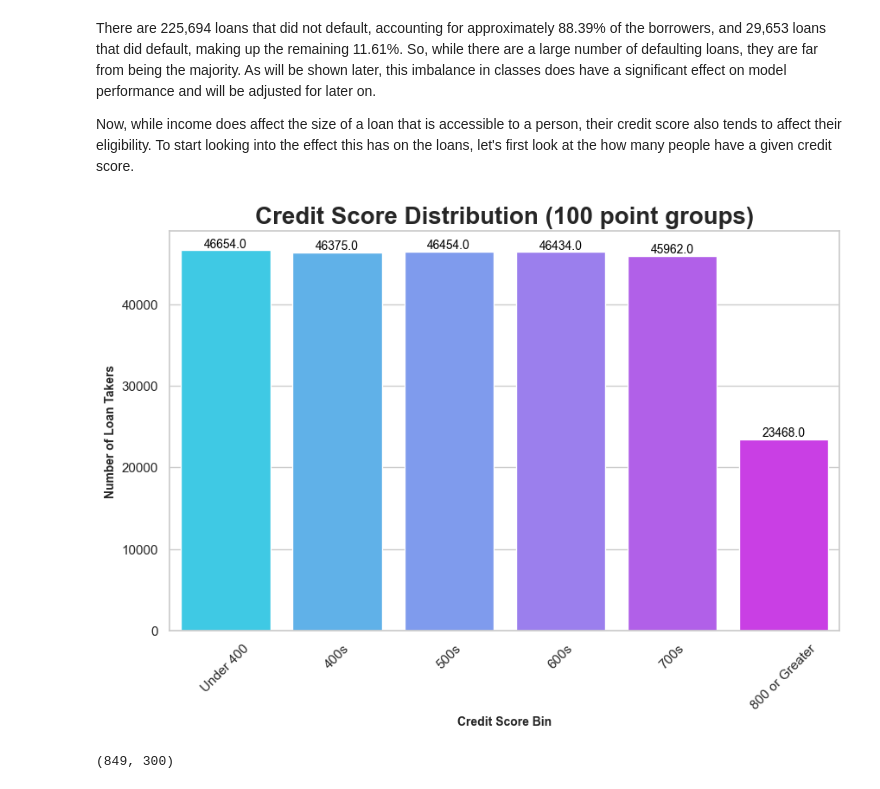
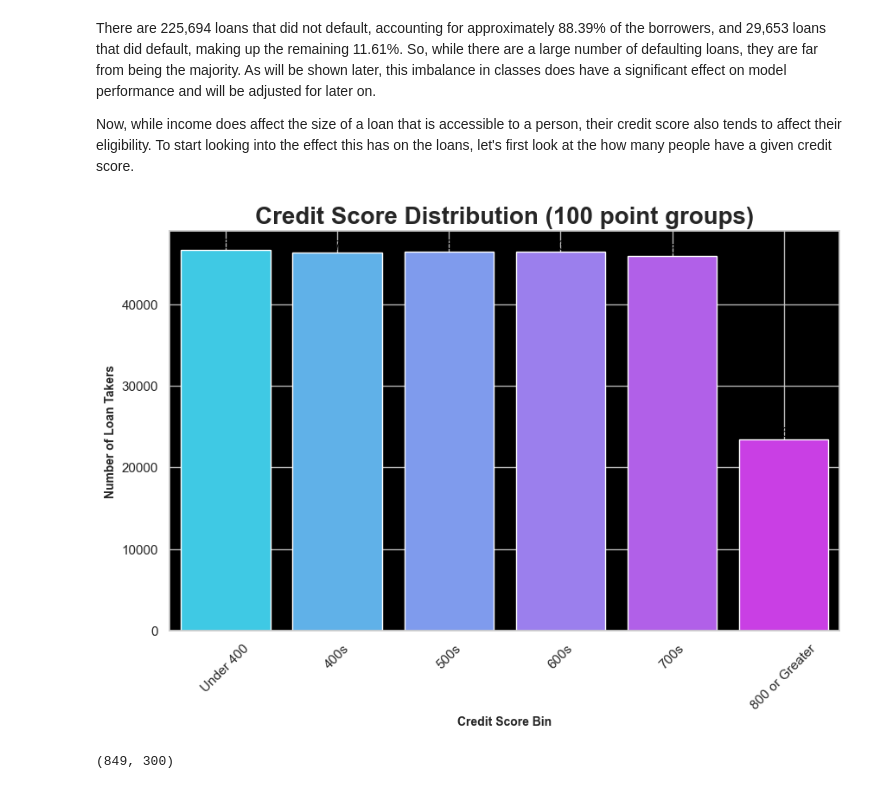
Before and after one commit to the-ethical-ai/Loan_default, a Jupyter notebook: Loan_Default_Full_Report.ipynb, the cells around one changed output. Drawn from its saved outputs; the diff is of its cells as text; code cells hidden in the pictures.

```diff
--- a/Loan_Default_Full_Report.ipynb
+++ b/Loan_Default_Full_Report.ipynb
@@ -320,34 +326,36 @@ for score in cred_scores:
         cred_score_bins.append('Under 400')
     elif score >= 400 and score < 500:
         cred_score_bins.append('400s')
     elif score >= 500 and score < 600:
         cred_score_bins.append('500s')
     elif score >= 600 and score < 700:
         cred_score_bins.append('600s')
     elif score >= 700 and score < 800:
         cred_score_bins.append('700s')
     else:
         cred_score_bins.append('800 or Greater')
 # making the list of bins into a series
 cred_score_bins = pd.Series(cred_score_bins)
 # counting the counts for each bin
 bin_counts = cred_score_bins.value_counts().reset_index()
 reorder_dir = [0,3,1,2,4,5] # manually adjusting the order of the rows
 bin_counts = bin_counts.iloc[reorder_dir]   # reordering the rows of the table
 # making the bar chart
 plt.figure(figsize=(10,6))
 ax = sns.barplot(x = 'index', y = 'count', data = bin_counts, palette='cool')
 plt.title('Credit Score Distribution (100 point groups)', weight = 'bold', size = 20)
 plt.xlabel('Credit Score Bin', weight = 'bold', size = 10)
 plt.ylabel('Number of Loan Takers', weight = 'bold', size = 10)
 plt.xticks(rotation = 45)
 for p in ax.patches:
     ax.annotate(f'{p.get_height()}', (p.get_x() + p.get_width() / 2.,\
         p.get_height()), ha='center', va='center', fontsize=10, color='black',\
             xytext=(0, 5), textcoords='offset points')
+ax.set_facecolor('black')
+plt.grid(alpha = 0.9)
 plt.show()
 # %% [output]
-[figure, old version]
+[figure, new version]
 # %%
 # highest and lowest credit scores
 df.CreditScore.max(), df.CreditScore.min()
```
Also changed, not shown: parts of 3 cells of this notebook.
